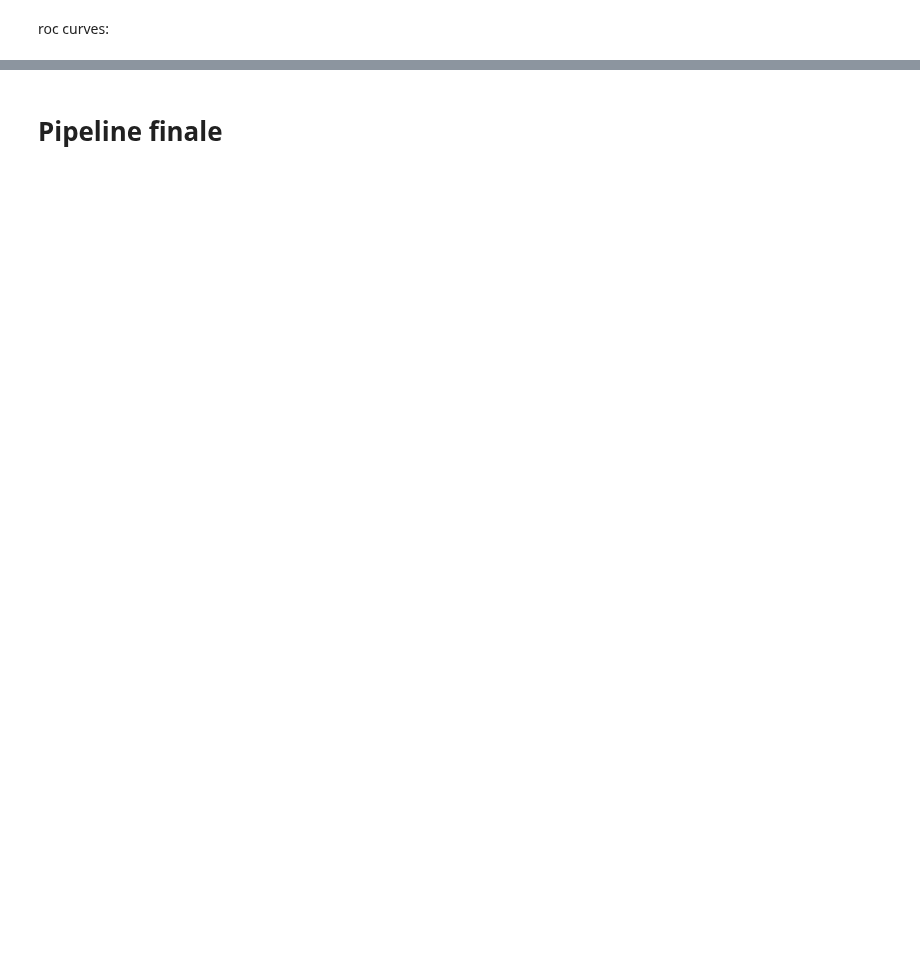
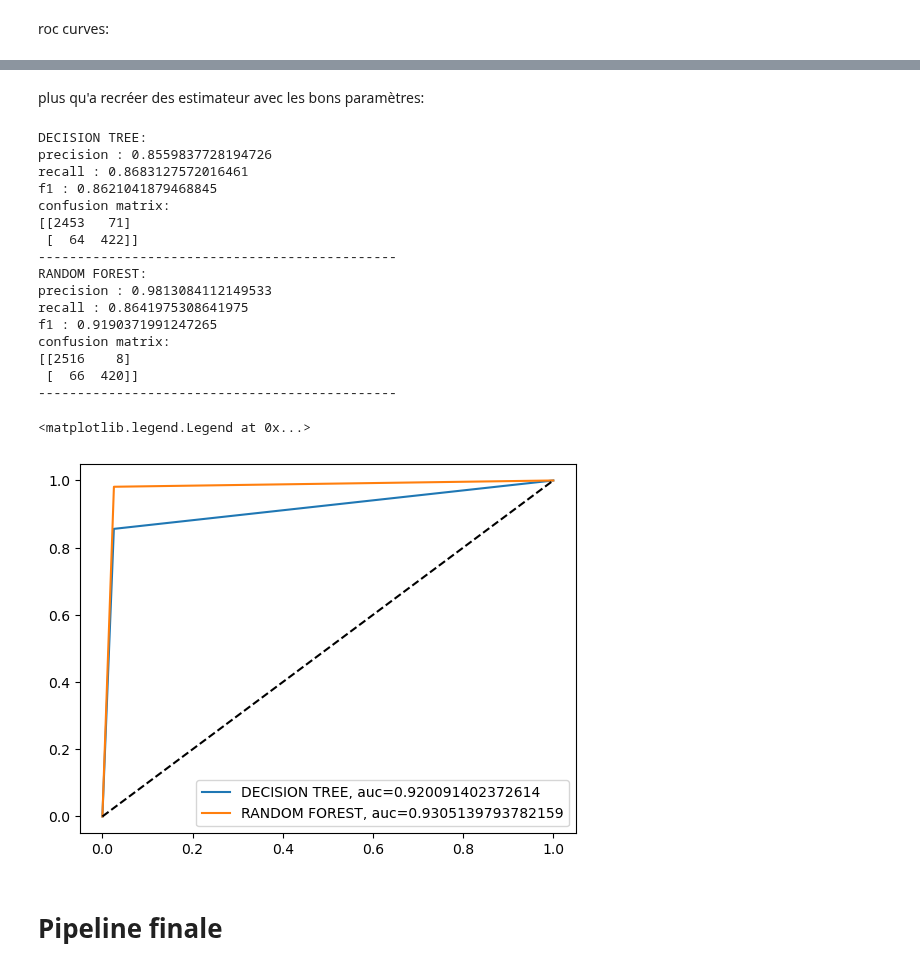
Before and after one commit to R1leMargoulin/Projet_ML_Human4You, a Jupyter notebook: Projet_ML_Human4You.ipynb, the cells around one changed output, grey strips where cells are left out. Saved outputs shown, nothing was run; the diff lists cells and outputs as text; code cells hidden in the pictures; blank space fills up the shorter version.

```diff
--- a/Projet_ML_Human4You.ipynb
+++ b/Projet_ML_Human4You.ipynb
@@ -464,2 +519,50 @@ Ici, nous allons utiliser un grid search pour optimiser les hyperparamètres de
+# %% [markdown]
+plus qu'a recréer des estimateur avec les bons paramètres:
+# %%
+#init
+tuned_decision_tree = DecisionTreeClassifier(criterion='entropy', max_depth=40)
+tuned_rf = RandomForestClassifier(bootstrap=False, max_features=4, n_estimators=10)
+
+#training
+tuned_decision_tree.fit(X_train,y_train)
+tuned_rf.fit(X_train,y_train)
+
+#scoring
+opti_decision_tree_score = cross_val_predict(tuned_decision_tree,X_train, y_train, cv=10)
+opti_rf_score = cross_val_predict(tuned_rf,X_train, y_train, cv=10)
+
+
+
+print("DECISION TREE:")
+print_score(y_train, opti_decision_tree_score)
+print("----------------------------------------------")
+print("RANDOM FOREST:")
+print_score(y_train, opti_rf_score)
+print("----------------------------------------------")
+
+plot_roc(y_train, opti_decision_tree_score,"DECISION TREE")
+plot_roc(y_train, opti_rf_score,"RANDOM FOREST")
+
+plt.plot([0, 1], [0, 1], 'k--') #diagonale
+plt.legend(loc=0)
+# %% [output]
+DECISION TREE:
+precision : 0.8559837728194726
+recall : 0.8683127572016461
+f1 : 0.8621041879468845
+confusion matrix:
+[[2453   71]
+ [  64  422]]
+----------------------------------------------
+RANDOM FOREST:
+precision : 0.9813084112149533
+recall : 0.8641975308641975
+f1 : 0.9190371991247265
+confusion matrix:
+[[2516    8]
+ [  66  420]]
+----------------------------------------------
+<matplotlib.legend.Legend at 0x...>
+[figure, added]
 # %% [markdown]
 # Pipeline finale
```
Also changed, not shown: parts of 5 cells of this notebook.
